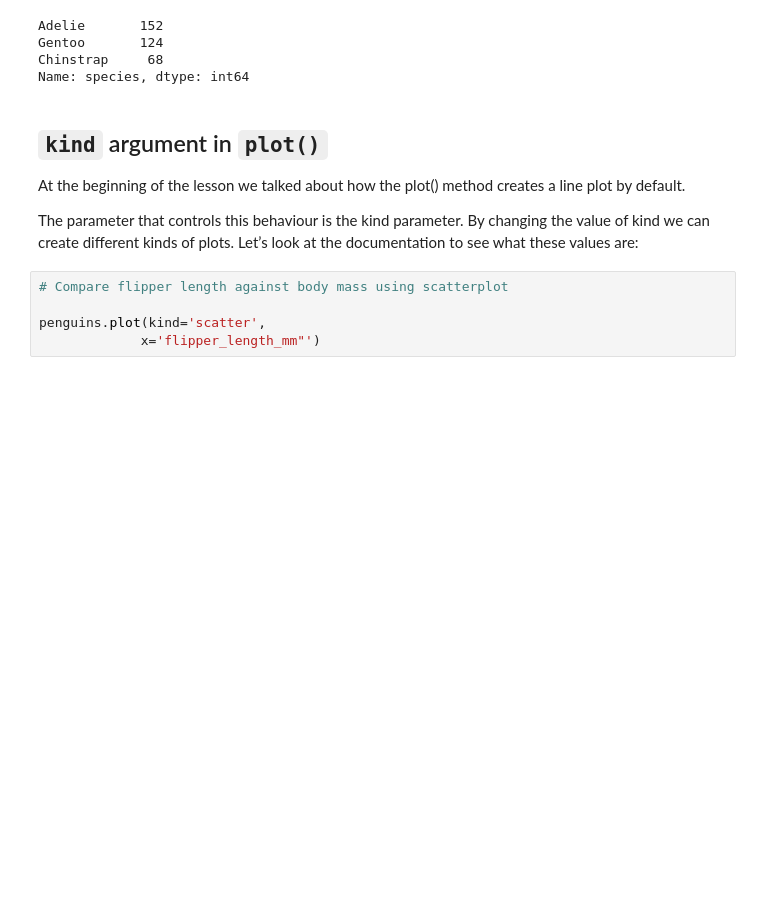
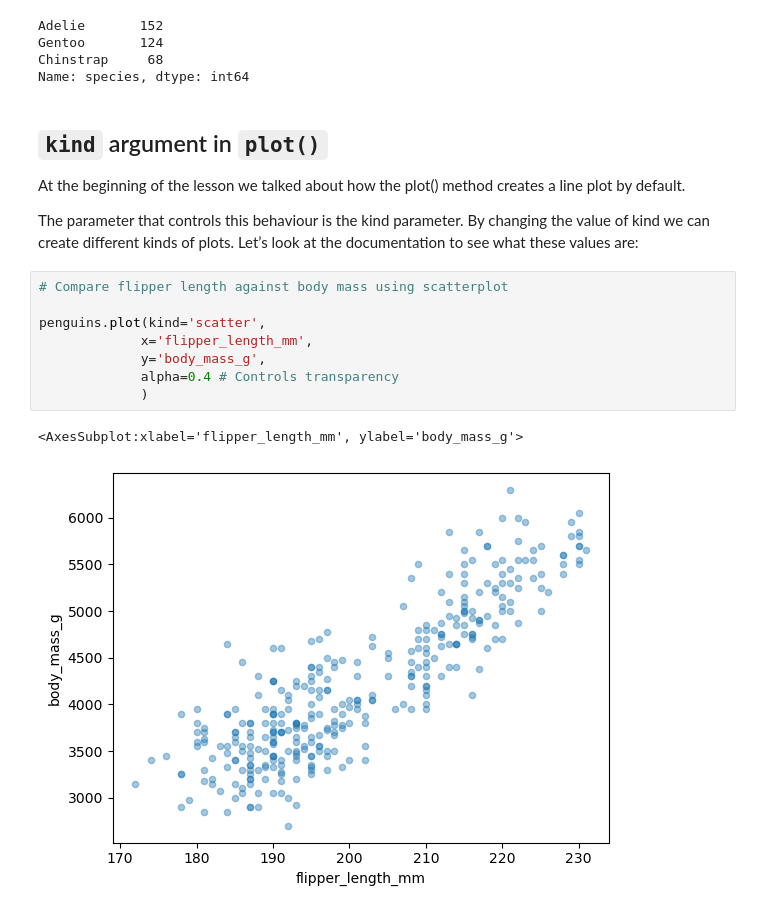
Before and after one commit to jorb1/eds220-2024-in-class, a Jupyter notebook: week2-basic-plotting.ipynb, the cells around one changed output. Cells and saved outputs as stored; diff of their text form; blank space fills up the shorter version.

```diff
--- a/week2-basic-plotting.ipynb
+++ b/week2-basic-plotting.ipynb
@@ -110,5 +110,11 @@ The parameter that controls this behaviour is the kind parameter. By changing th
 # %%
 # Compare flipper length against body mass using scatterplot
 
 penguins.plot(kind='scatter',
-             x='flipper_length_mm"')
+             x='flipper_length_mm',
+             y='body_mass_g',
+             alpha=0.4 # Controls transparency
+             )
+# %% [output]
+<AxesSubplot:xlabel='flipper_length_mm', ylabel='body_mass_g'>
+[figure, added]
```
